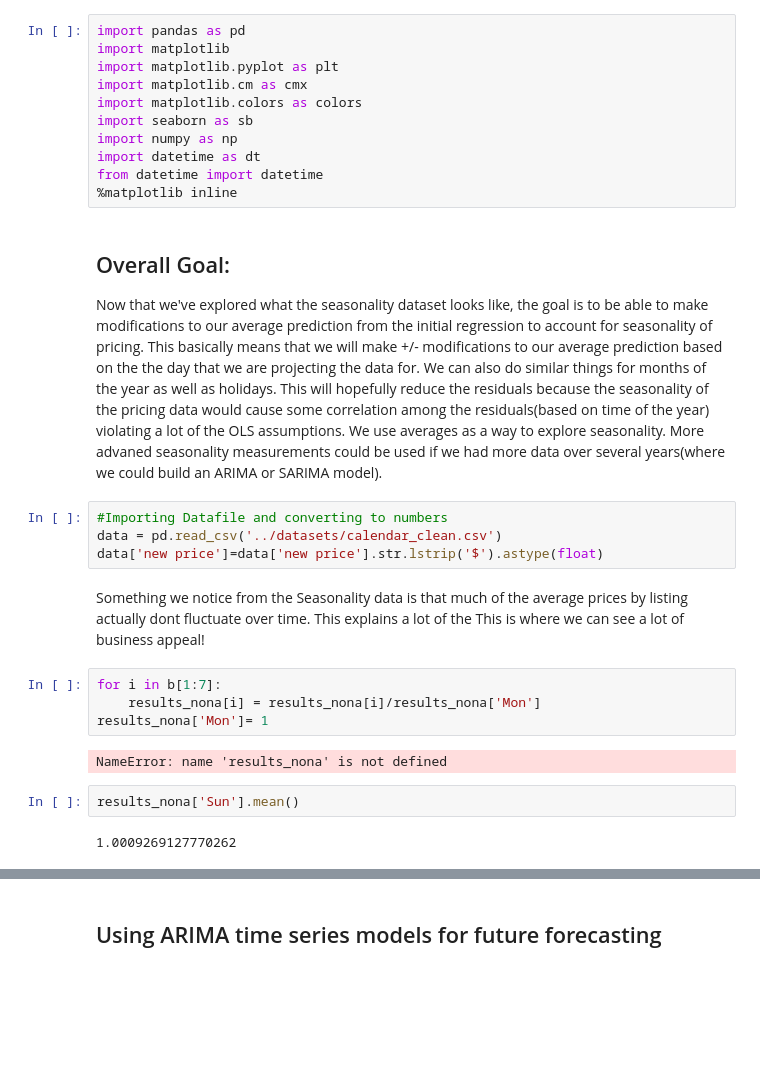
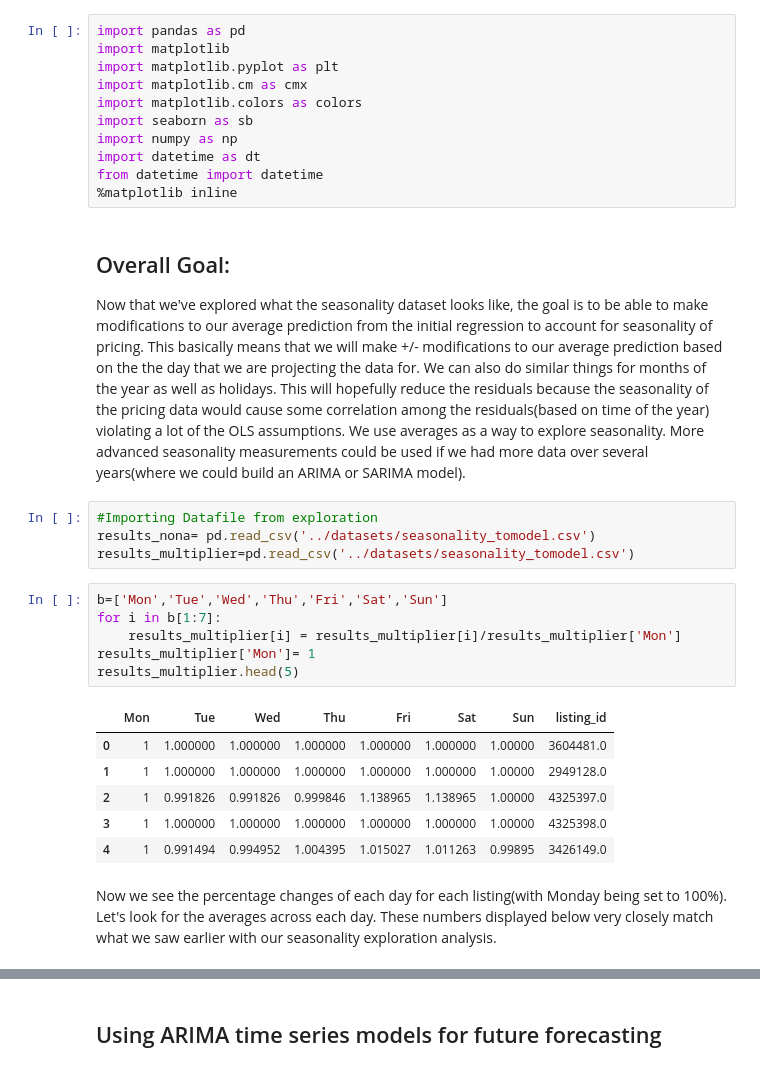
Before and after one commit to samuelklam/airbnb-pricing-prediction, a Jupyter notebook: data-modeling/seasonality-modeling-WJ.ipynb, the cells around one changed output, grey strips where cells are left out. Drawn from its saved outputs; the diff is of its cells as text; blank space fills up the shorter version.

Commit message:
seasonality exploration finished

```diff
--- a/data-modeling/seasonality-modeling-WJ.ipynb
+++ b/data-modeling/seasonality-modeling-WJ.ipynb
@@ -16,20 +16,23 @@ from datetime import datetime
 # %% [markdown]
 ## Overall Goal:
 
-Now that we've explored what the seasonality dataset looks like, the goal is to be able to make modifications to our average prediction from the initial regression to account for seasonality of pricing. This basically means that we will make +/- modifications to our average prediction based on the the day that we are projecting the data for. We can also do similar things for months of the year as well as holidays. This will hopefully reduce the residuals because the seasonality of the pricing data would cause some correlation among the residuals(based on time of the year) violating a lot of the OLS assumptions. We use averages as a way to explore seasonality. More advaned seasonality measurements could be used if we had more data over several years(where we could build an ARIMA or SARIMA model).
+Now that we've explored what the seasonality dataset looks like, the goal is to be able to make modifications to our average prediction from the initial regression to account for seasonality of pricing. This basically means that we will make +/- modifications to our average prediction based on the the day that we are projecting the data for. We can also do similar things for months of the year as well as holidays. This will hopefully reduce the residuals because the seasonality of the pricing data would cause some correlation among the residuals(based on time of the year) violating a lot of the OLS assumptions. We use averages as a way to explore seasonality. More advanced seasonality measurements could be used if we had more data over several years(where we could build an ARIMA or SARIMA model).
-# %%
-#Importing Datafile and converting to numbers
-data = pd.read_csv('../datasets/calendar_clean.csv')
-data['new price']=data['new price'].str.lstrip('$').astype(float)
-# %% [markdown]
-Something we notice from the Seasonality data is that much of the average prices by listing actually dont fluctuate over time. This explains a lot of the  This is where we can see a lot of business appeal!
+# %%
+#Importing Datafile from exploration
+results_nona= pd.read_csv('../datasets/seasonality_tomodel.csv')
+results_multiplier=pd.read_csv('../datasets/seasonality_tomodel.csv')
 # %%
+b=['Mon','Tue','Wed','Thu','Fri','Sat','Sun']
 for i in b[1:7]:
-    results_nona[i] = results_nona[i]/results_nona['Mon']
-results_nona['Mon']= 1
+    results_multiplier[i] = results_multiplier[i]/results_multiplier['Mon']
+results_multiplier['Mon']= 1
+results_multiplier.head(5)
 # %% [output]
-NameError: name 'results_nona' is not defined
+|  | Mon | Tue | Wed | Thu | Fri | Sat | Sun | listing_id |
+| 0 | 1 | 1.000000 | 1.000000 | 1.000000 | 1.000000 | 1.000000 | 1.00000 | 3604481.0 |
+| 1 | 1 | 1.000000 | 1.000000 | 1.000000 | 1.000000 | 1.000000 | 1.00000 | 2949128.0 |
+| 2 | 1 | 0.991826 | 0.991826 | 0.999846 | 1.138965 | 1.138965 | 1.00000 | 4325397.0 |
+| 3 | 1 | 1.000000 | 1.000000 | 1.000000 | 1.000000 | 1.000000 | 1.00000 | 4325398.0 |
+| 4 | 1 | 0.991494 | 0.994952 | 1.004395 | 1.015027 | 1.011263 | 0.99895 | 3426149.0 |
-# %%
-results_nona['Sun'].mean()
-# %% [output]
-1.0009269127770262
+# %% [markdown]
+Now we see the percentage changes of each day for each listing(with Monday being set to 100%). Let's look for the averages across each day. These numbers displayed below very closely match what we saw earlier with our seasonality exploration analysis.
```
Also changed, not shown: parts of 2 cells of this notebook, 2 other files.
